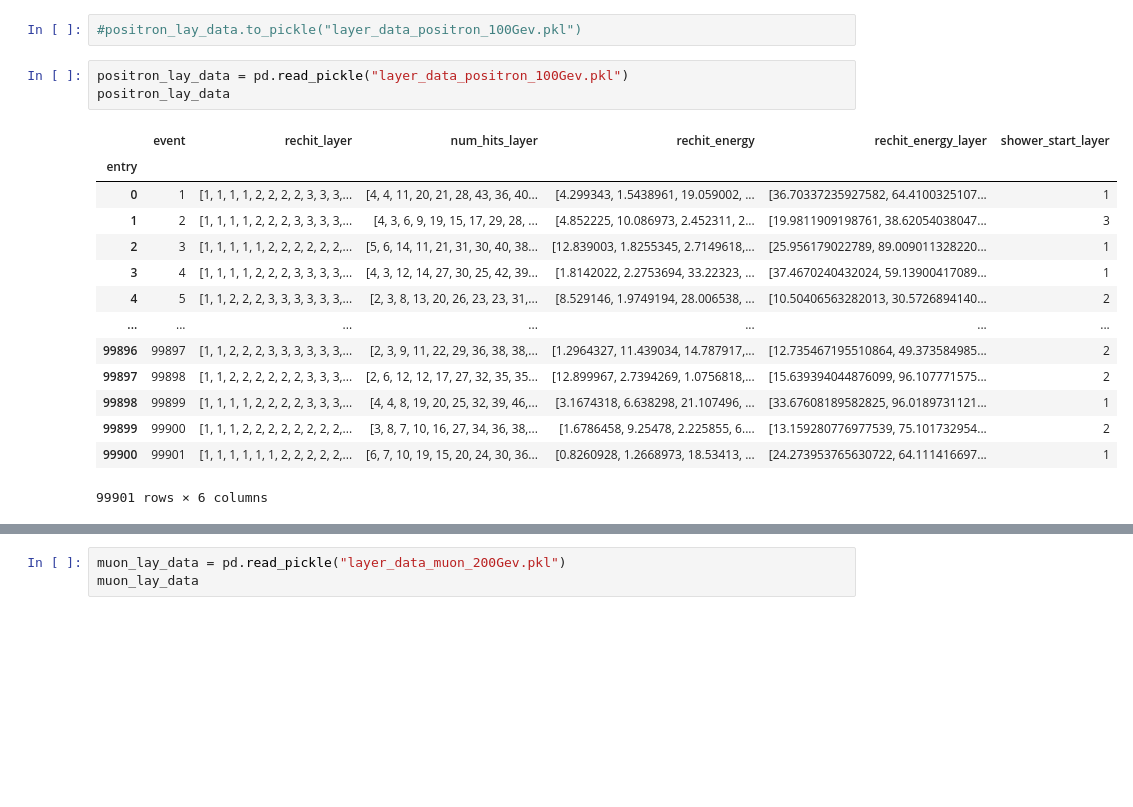
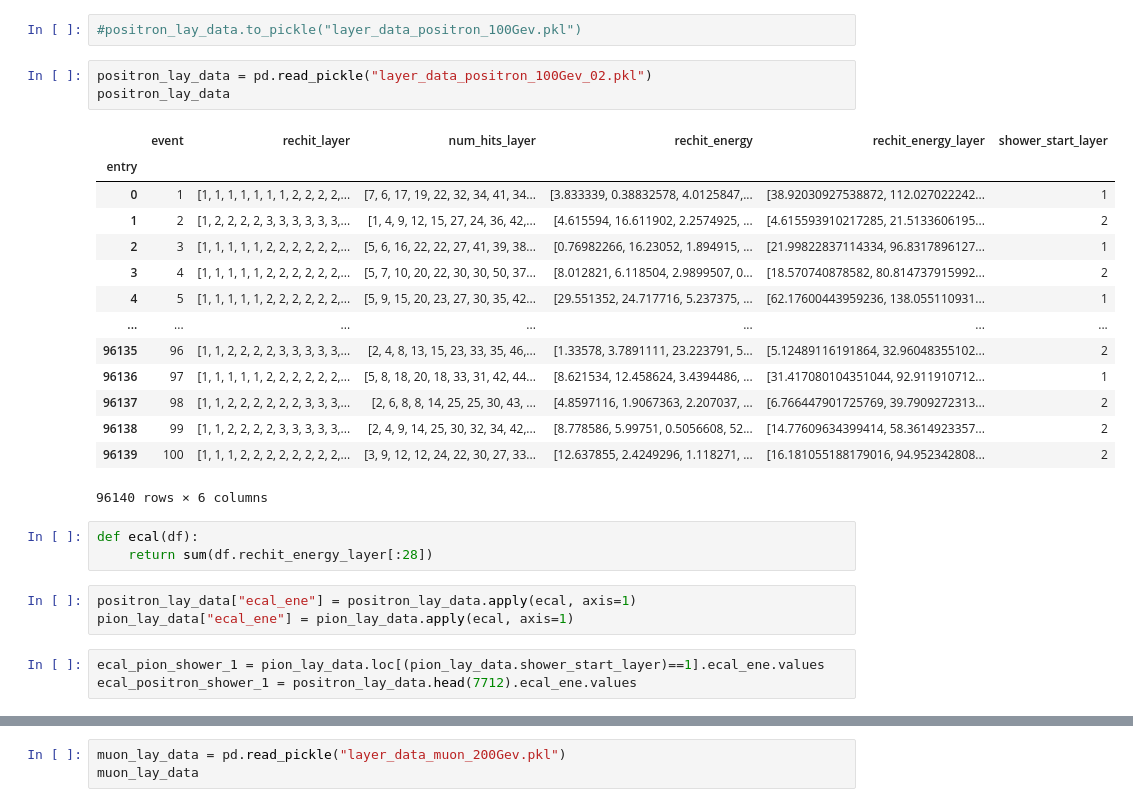
Before and after one commit to nitishkumarkv/HGCAL_DataAnalysis, a Jupyter notebook: Comparing_pion_positron_muon.ipynb, the cells around one changed output, grey strips where cells are left out. Drawn from its saved outputs; the diff is of its cells as text; blank space fills up the shorter version.

```diff
--- a/Comparing_pion_positron_muon.ipynb
+++ b/Comparing_pion_positron_muon.ipynb
@@ -223,20 +259,29 @@ print(sum(pion_lay_data.rechit_energy.iloc[2]))
 # %%
 #positron_lay_data.to_pickle("layer_data_positron_100Gev.pkl")
 # %%
-positron_lay_data = pd.read_pickle("layer_data_positron_100Gev.pkl")
+positron_lay_data = pd.read_pickle("layer_data_positron_100Gev_02.pkl")
 positron_lay_data
 # %% [output]
 |  | event | rechit_layer | num_hits_layer | rechit_energy | rechit_energy_layer | shower_start_layer |
 | entry |  |  |  |  |  |  |
-| 0 | 1 | [1, 1, 1, 1, 2, 2, 2, 2, 3, 3, 3,... | [4, 4, 11, 20, 21, 28, 43, 36, 40... | [4.299343, 1.5438961, 19.059002, ... | [36.70337235927582, 64.4100325107... | 1 |
-| 1 | 2 | [1, 1, 1, 1, 2, 2, 2, 3, 3, 3, 3,... | [4, 3, 6, 9, 19, 15, 17, 29, 28, ... | [4.852225, 10.086973, 2.452311, 2... | [19.9811909198761, 38.62054038047... | 3 |
-| 2 | 3 | [1, 1, 1, 1, 1, 2, 2, 2, 2, 2, 2,... | [5, 6, 14, 11, 21, 31, 30, 40, 38... | [12.839003, 1.8255345, 2.7149618,... | [25.956179022789, 89.009011328220... | 1 |
-| 3 | 4 | [1, 1, 1, 1, 2, 2, 2, 3, 3, 3, 3,... | [4, 3, 12, 14, 27, 30, 25, 42, 39... | [1.8142022, 2.2753694, 33.22323, ... | [37.4670240432024, 59.13900417089... | 1 |
-| 4 | 5 | [1, 1, 2, 2, 2, 3, 3, 3, 3, 3, 3,... | [2, 3, 8, 13, 20, 26, 23, 23, 31,... | [8.529146, 1.9749194, 28.006538, ... | [10.50406563282013, 30.5726894140... | 2 |
+| 0 | 1 | [1, 1, 1, 1, 1, 1, 1, 2, 2, 2, 2,... | [7, 6, 17, 19, 22, 32, 34, 41, 34... | [3.833339, 0.38832578, 4.0125847,... | [38.92030927538872, 112.027022242... | 1 |
+| 1 | 2 | [1, 2, 2, 2, 2, 3, 3, 3, 3, 3, 3,... | [1, 4, 9, 12, 15, 27, 24, 36, 42,... | [4.615594, 16.611902, 2.2574925, ... | [4.615593910217285, 21.5133606195... | 2 |
+| 2 | 3 | [1, 1, 1, 1, 1, 2, 2, 2, 2, 2, 2,... | [5, 6, 16, 22, 22, 27, 41, 39, 38... | [0.76982266, 16.23052, 1.894915, ... | [21.99822837114334, 96.8317896127... | 1 |
+| 3 | 4 | [1, 1, 1, 1, 1, 2, 2, 2, 2, 2, 2,... | [5, 7, 10, 20, 22, 30, 30, 50, 37... | [8.012821, 6.118504, 2.9899507, 0... | [18.570740878582, 80.814737915992... | 2 |
+| 4 | 5 | [1, 1, 1, 1, 1, 2, 2, 2, 2, 2, 2,... | [5, 9, 15, 20, 23, 27, 30, 35, 42... | [29.551352, 24.717716, 5.237375, ... | [62.17600443959236, 138.055110931... | 1 |
 | ... | ... | ... | ... | ... | ... | ... |
-| 99896 | 99897 | [1, 1, 2, 2, 2, 3, 3, 3, 3, 3, 3,... | [2, 3, 9, 11, 22, 29, 36, 38, 38,... | [1.2964327, 11.439034, 14.787917,... | [12.735467195510864, 49.373584985... | 2 |
-| 99897 | 99898 | [1, 1, 2, 2, 2, 2, 2, 2, 3, 3, 3,... | [2, 6, 12, 12, 17, 27, 32, 35, 35... | [12.899967, 2.7394269, 1.0756818,... | [15.639394044876099, 96.107771575... | 2 |
-| 99898 | 99899 | [1, 1, 1, 1, 2, 2, 2, 2, 3, 3, 3,... | [4, 4, 8, 19, 20, 25, 32, 39, 46,... | [3.1674318, 6.638298, 21.107496, ... | [33.67608189582825, 96.0189731121... | 1 |
-| 99899 | 99900 | [1, 1, 1, 2, 2, 2, 2, 2, 2, 2, 2,... | [3, 8, 7, 10, 16, 27, 34, 36, 38,... | [1.6786458, 9.25478, 2.225855, 6.... | [13.159280776977539, 75.101732954... | 2 |
-| 99900 | 99901 | [1, 1, 1, 1, 1, 1, 2, 2, 2, 2, 2,... | [6, 7, 10, 19, 15, 20, 24, 30, 36... | [0.8260928, 1.2668973, 18.53413, ... | [24.273953765630722, 64.111416697... | 1 |
+| 96135 | 96 | [1, 1, 2, 2, 2, 2, 3, 3, 3, 3, 3,... | [2, 4, 8, 13, 15, 23, 33, 35, 46,... | [1.33578, 3.7891111, 23.223791, 5... | [5.12489116191864, 32.96048355102... | 2 |
+| 96136 | 97 | [1, 1, 1, 1, 1, 2, 2, 2, 2, 2, 2,... | [5, 8, 18, 20, 18, 33, 31, 42, 44... | [8.621534, 12.458624, 3.4394486, ... | [31.417080104351044, 92.911910712... | 1 |
+| 96137 | 98 | [1, 1, 2, 2, 2, 2, 2, 2, 3, 3, 3,... | [2, 6, 8, 8, 14, 25, 25, 30, 43, ... | [4.8597116, 1.9067363, 2.207037, ... | [6.766447901725769, 39.7909272313... | 2 |
+| 96138 | 99 | [1, 1, 2, 2, 2, 2, 3, 3, 3, 3, 3,... | [2, 4, 9, 14, 25, 30, 32, 34, 42,... | [8.778586, 5.99751, 0.5056608, 52... | [14.77609634399414, 58.3614923357... | 2 |
+| 96139 | 100 | [1, 1, 1, 2, 2, 2, 2, 2, 2, 2, 2,... | [3, 9, 12, 12, 24, 22, 30, 27, 33... | [12.637855, 2.4249296, 1.118271, ... | [16.181055188179016, 94.952342808... | 2 |
-99901 rows × 6 columns
+96140 rows × 6 columns
+# %%
+def ecal(df):
+    return sum(df.rechit_energy_layer[:28])
+# %%
+positron_lay_data["ecal_ene"] = positron_lay_data.apply(ecal, axis=1)
+pion_lay_data["ecal_ene"] = pion_lay_data.apply(ecal, axis=1)
+# %%
+ecal_pion_shower_1 = pion_lay_data.loc[(pion_lay_data.shower_start_layer)==1].ecal_ene.values
+ecal_positron_shower_1 = positron_lay_data.head(7712).ecal_ene.values
```
Also changed, not shown: parts of 192 cells of this notebook, 1 other file.
